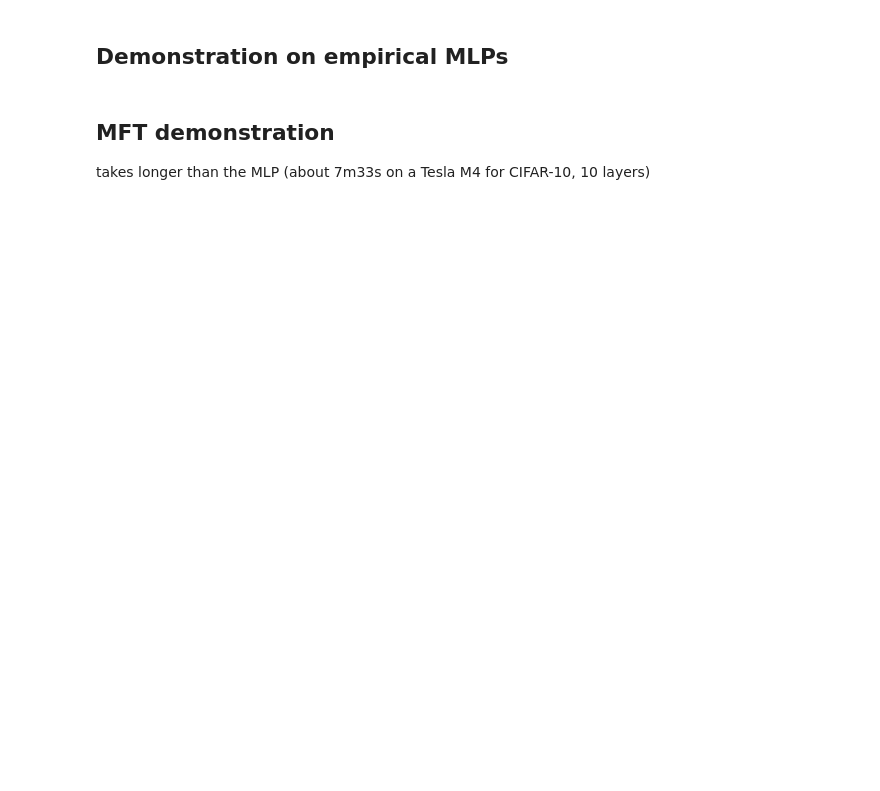
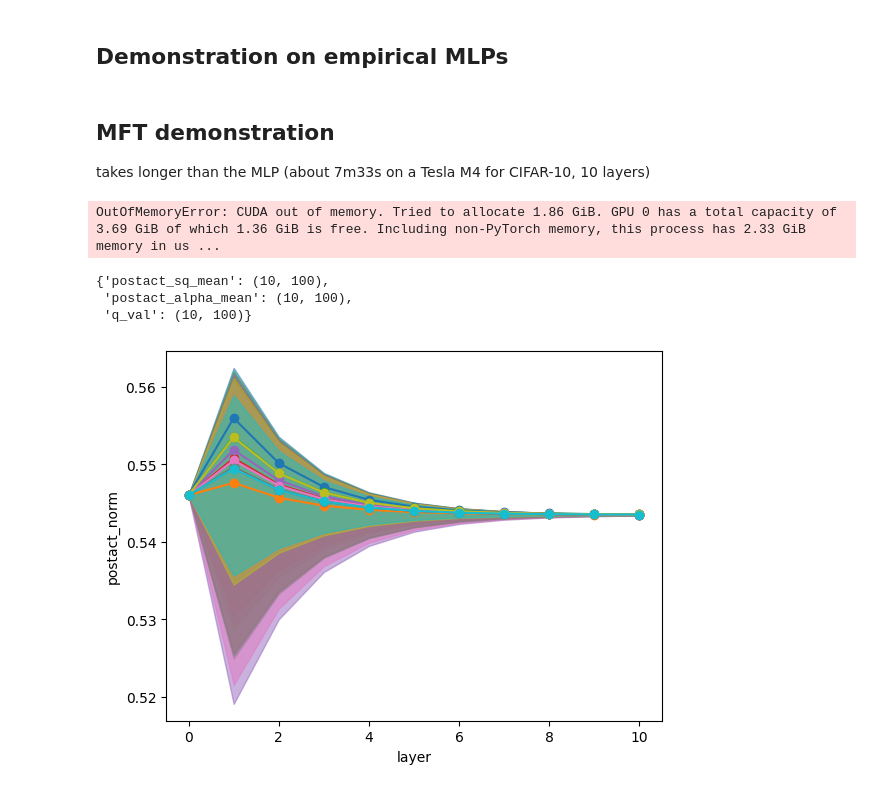
Before and after one commit to CKQu1/extended-criticality-dnn, a Jupyter notebook: random_dnn/mixed_selectivity.ipynb, the cells around one changed output. Cells and saved outputs as stored; diff of their text form; code cells hidden in the pictures; blank space fills up the shorter version.

```diff
--- a/random_dnn/mixed_selectivity.ipynb
+++ b/random_dnn/mixed_selectivity.ipynb
@@ -96,7 +118,7 @@ fp_norm = (
 max_num_items_in_batch = 100
 
 for label, data in tqdm(norm_data_dict.items()):
-    num_items = len(data)
+    num_items = 100  # len(data)
     x0 = data[:num_items].reshape(num_items, -1) * fp_norm
     q0 = sigma_W**alpha * (abs(x0) ** alpha).mean(-1)
     MFT_maps = []
@@ -112,7 +134,7 @@ for label, data in tqdm(norm_data_dict.items()):
             num_layers=10,
             agg_postact=lambda x: {
                 "sq_mean": (x**2).mean(-1),
-                "alpha_mean": (x**alpha).mean(-1),
+                "alpha_mean": (abs(x) ** alpha).mean(-1),
             },
             usetqdm=False,
         )
@@ -123,7 +145,9 @@ for label, data in tqdm(norm_data_dict.items()):
         for k in MFT_maps[0]
     }
     norms = np.array([(x0**2).mean(-1), *agg_stats["postact_sq_mean"]]) ** 0.5
-    alpha_norms = agg_stats["postact_alpha_mean"]
+    alpha_norms = np.array(
+        [(abs(x0) ** alpha).mean(-1), *agg_stats["postact_alpha_mean"]]
+    ) ** (1 / alpha)
     qs = agg_stats["q_val"]
 
     outputs_dict[label] = norms
@@ -130,30 +204,50 @@ for label, data in tqdm(norm_data_dict.items()):
+# %%
+MFT_map(
+    dataset_name="CIFAR10",
+    alpha=1.5,
+    sigma_W=1.5,
+    sigma_b=0.0,
+    num_layers=10,
+    chunk_size=100,
+    seed=42,
+)
+# %% [output]
+OutOfMemoryError: CUDA out of memory. Tried to allocate 1.86 GiB. GPU 0 has a total capacity of 3.69 GiB of which 1.36 GiB is free. Including non-PyTorch memory, this process has 2.33 GiB memory in us ...
+# %%
+{k: v.shape for k, v in agg_stats.items()}
+# %% [output]
+{'postact_sq_mean': (10, 100),
+ 'postact_alpha_mean': (10, 100),
+ 'q_val': (10, 100)}
 # %%
 # np.savez('fig/mixed_selectivity/outputs_MLP.npz', **outputs_dict)
 outputs_dict = np.load('fig/mixed_selectivity/outputs_MLP.npz')
 # %%
 fig, ax = plt.subplots()
 
 color_dict = {label: plt.cm.tab10(i) for i, label in enumerate(norm_data_dict.keys())}
 for label, norms in outputs_dict.items():
     ax.plot(
         norms.mean(-1),
         "-o",
         # alpha=x0.shape[0] ** -0.5,
         color=color_dict[label],
         label=label,
     )
     ax.fill_between(
         np.arange(len(norms)),
         np.quantile(norms, 0.01, axis=-1),
         np.quantile(norms, 0.99, axis=-1),
         color=color_dict[label],
         alpha=0.5,
     )
 
 ax.set(
     xlabel='layer',
     ylabel='postact_norm',
-    ylim=(0.25, 0.75),
+    # ylim=(0.25, 0.75),
 )
 # ax.legend()
 plt.show()
+# %% [output]
+[figure, added]
```
Also changed, not shown: parts of 4 cells of this notebook, 5 other files.
